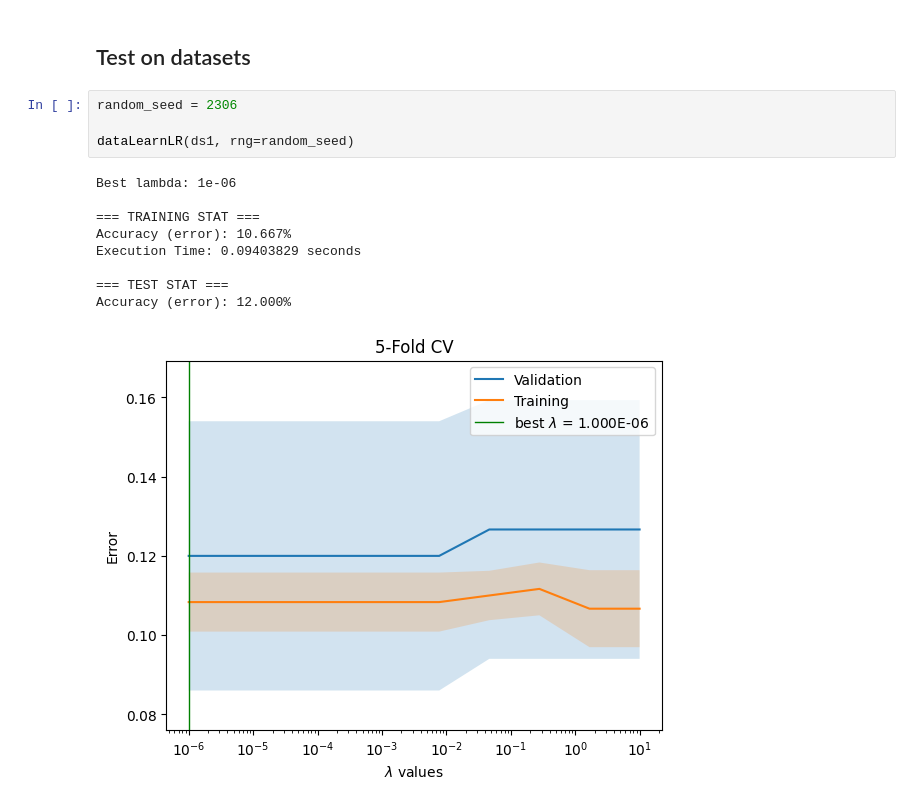
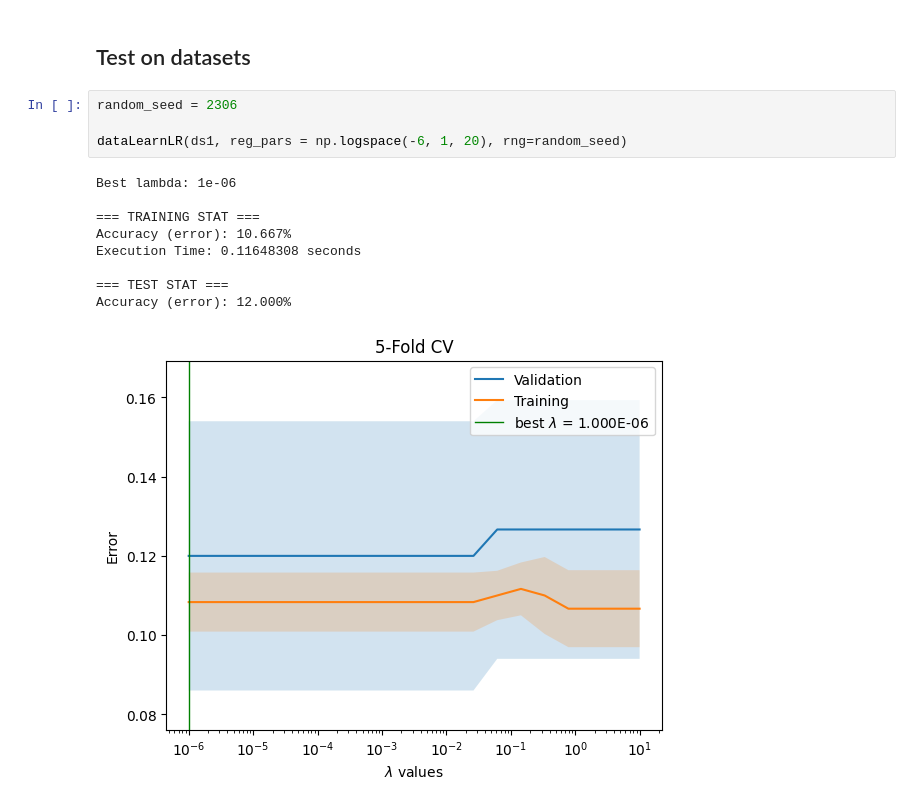
Before and after one commit to LorisPrataiolo/ML-Mid-Term-1, a Jupyter notebook: MidTerm1_KNN_LR.ipynb, the cells around one changed output. Saved outputs shown, nothing was run; the diff lists cells and outputs as text.

```diff
--- a/MidTerm1_KNN_LR.ipynb
+++ b/MidTerm1_KNN_LR.ipynb
@@ -451,15 +468,15 @@ def dataLearnLR(dataset, reg_pars = np.logspace(-6, 1, 10), epsilon=1e-6, maxite
 # %%
 random_seed = 2306
 
-dataLearnLR(ds1, rng=random_seed)
+dataLearnLR(ds1, reg_pars = np.logspace(-6, 1, 20), rng=random_seed)
 # %% [output]
 Best lambda: 1e-06
 
 === TRAINING STAT ===
 Accuracy (error): 10.667%
-Execution Time: 0.09403829 seconds
+Execution Time: 0.11648308 seconds
 
 === TEST STAT ===
 Accuracy (error): 12.000%
-[figure, old version]
+[figure, new version]
 # %%
```
Also changed, not shown: parts of 9 cells of this notebook.
